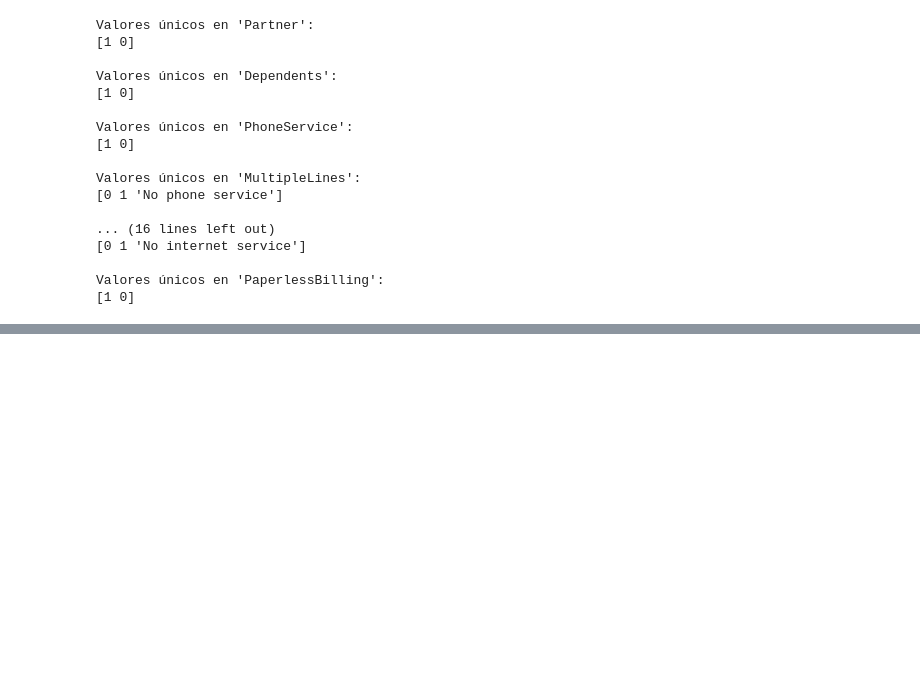
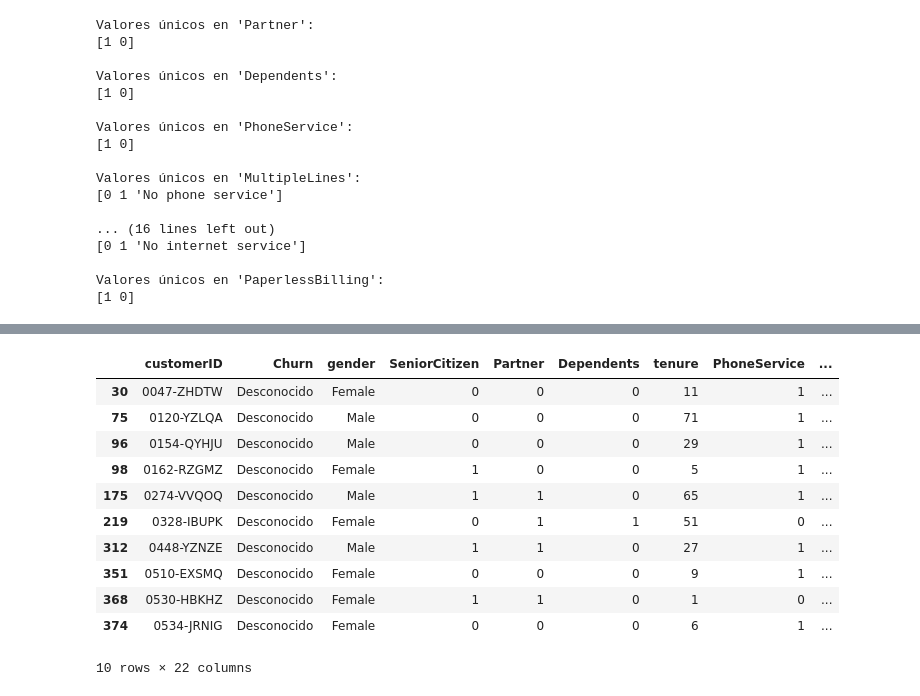
Before and after one commit to Smejia2002/telecomX, a Jupyter notebook: notebooks/telecom_x_latam.ipynb, the cells around one changed output, grey strips where cells are left out. Drawn from its saved outputs; the diff is of its cells as text; code cells hidden in the pictures; blank space fills up the shorter version.

Commit message:
Actualizacion de la columna y Analisis descriptivo

```diff
--- a/notebooks/telecom_x_latam.ipynb
+++ b/notebooks/telecom_x_latam.ipynb
@@ -186,6 +186,8 @@ dtypes: float64(2), int64(2), object(17)
 memory usage: 1.2+ MB
 # %%
 df['Charges.Total'] = df['Charges.Total'].fillna(0.0)
+# %%
+df['Cuentas_Diarias'] = df['Charges.Monthly'] / 30
 # %%
 col_binarias = ['Partner', 'Dependents', 'PhoneService', 'MultipleLines', 'OnlineSecurity', 'OnlineBackup', 'DeviceProtection',
                 'TechSupport', 'StreamingTV', 'StreamingMovies', 'PaperlessBilling',]
@@ -274,0 +289,15 @@ memory usage: 1.2+ MB
+# %%
+df[df['Churn'] == 'Desconocido'].head(10)
+# %% [output]
+|  | customerID | Churn | gender | SeniorCitizen | Partner | Dependents | tenure | PhoneService | ... |
+| 30 | 0047-ZHDTW | Desconocido | Female | 0 | 0 | 0 | 11 | 1 | ... |
+| 75 | 0120-YZLQA | Desconocido | Male | 0 | 0 | 0 | 71 | 1 | ... |
+| 96 | 0154-QYHJU | Desconocido | Male | 0 | 0 | 0 | 29 | 1 | ... |
+| 98 | 0162-RZGMZ | Desconocido | Female | 1 | 0 | 0 | 5 | 1 | ... |
+| 175 | 0274-VVQOQ | Desconocido | Male | 1 | 1 | 0 | 65 | 1 | ... |
+| 219 | 0328-IBUPK | Desconocido | Female | 0 | 1 | 1 | 51 | 0 | ... |
+| 312 | 0448-YZNZE | Desconocido | Male | 1 | 1 | 0 | 27 | 1 | ... |
+| 351 | 0510-EXSMQ | Desconocido | Female | 0 | 0 | 0 | 9 | 1 | ... |
+| 368 | 0530-HBKHZ | Desconocido | Female | 1 | 1 | 0 | 1 | 0 | ... |
+| 374 | 0534-JRNIG | Desconocido | Female | 0 | 0 | 0 | 6 | 1 | ... |
+10 rows × 22 columns
```
Also changed, not shown: parts of 5 cells of this notebook.
